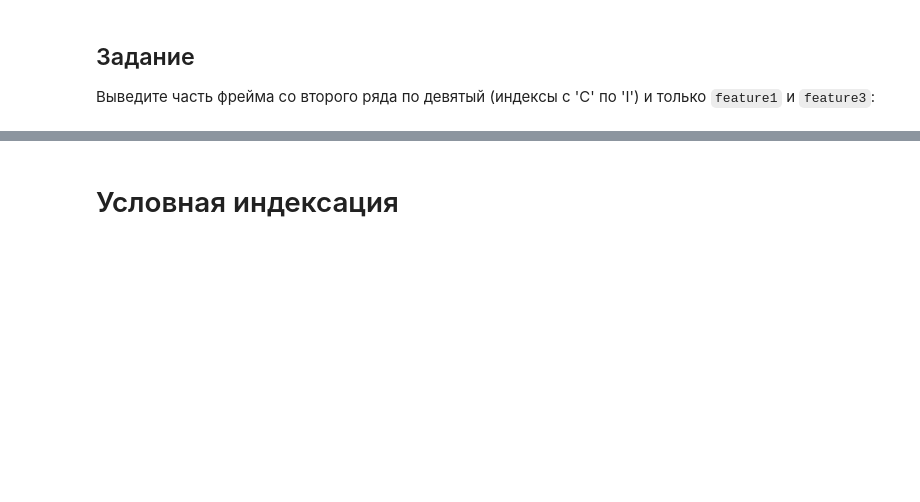
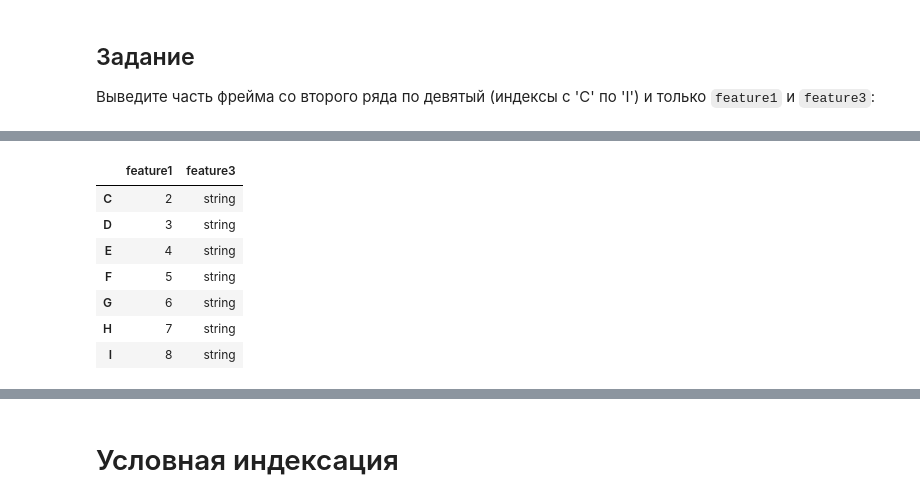
Before and after one commit to Dohako/ml_learning, a Jupyter notebook: Notebooks/03_Pandas.ipynb, the cells around one changed output, grey strips where cells are left out. Saved outputs shown, nothing was run; the diff lists cells and outputs as text; code cells hidden in the pictures; blank space fills up the shorter version.

```diff
--- a/Notebooks/03_Pandas.ipynb
+++ b/Notebooks/03_Pandas.ipynb
@@ -274,4 +420,14 @@ df.head()
 # %%
 # TODO - выделите часть фрейма с помощью .loc[]
+df.loc[ ['C','D','E','F','G','H', 'I'], ['feature1','feature3']]
+# %% [output]
+|  | feature1 | feature3 |
+| C | 2 | string |
+| D | 3 | string |
+| E | 4 | string |
+| F | 5 | string |
+| G | 6 | string |
+| H | 7 | string |
+| I | 8 | string |
 # %%
 # TODO - выделите часть фрейма с помощью .iloc[]
```
Also changed, not shown: parts of 31 cells of this notebook.
